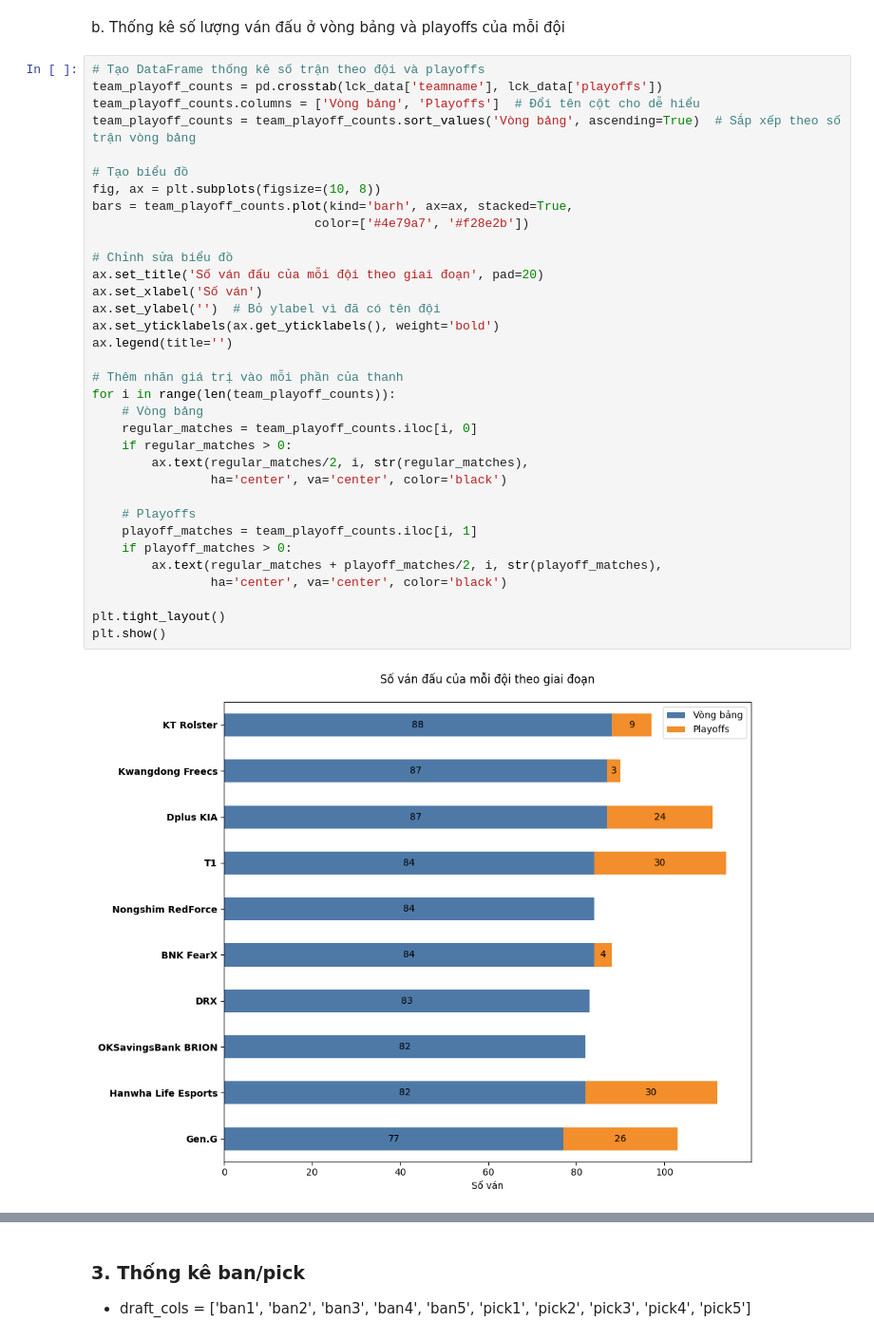
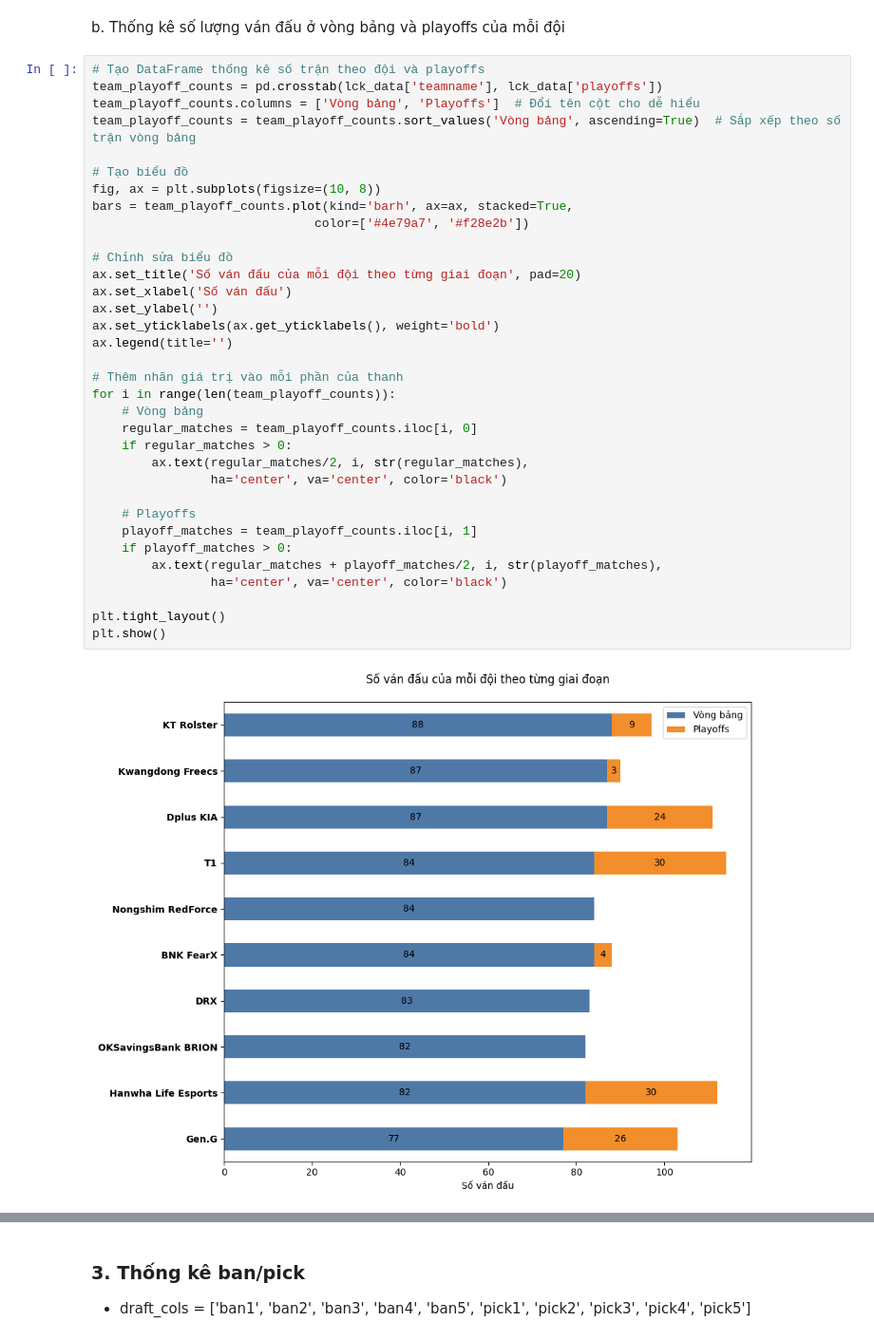
Before and after one commit to fromuit/IE224_Project, a Jupyter notebook: Source/EDA1.ipynb, the cells around one changed output, grey strips where cells are left out. Shown at 95% size. Cells and saved outputs as stored; diff of their text form.

```diff
--- a/Source/EDA1.ipynb
+++ b/Source/EDA1.ipynb
@@ -393,34 +393,34 @@ b. Thống kê số lượng ván đấu ở vòng bảng và playoffs của m
 team_playoff_counts = pd.crosstab(lck_data['teamname'], lck_data['playoffs'])
 team_playoff_counts.columns = ['Vòng bảng', 'Playoffs']  # Đổi tên cột cho dễ hiểu
 team_playoff_counts = team_playoff_counts.sort_values('Vòng bảng', ascending=True)  # Sắp xếp theo số trận vòng bảng
 
 # Tạo biểu đồ
 fig, ax = plt.subplots(figsize=(10, 8))
 bars = team_playoff_counts.plot(kind='barh', ax=ax, stacked=True,
                               color=['#4e79a7', '#f28e2b'])
 
 # Chỉnh sửa biểu đồ
-ax.set_title('Số ván đấu của mỗi đội theo giai đoạn', pad=20)
-ax.set_xlabel('Số ván')
-ax.set_ylabel('')  # Bỏ ylabel vì đã có tên đội
+ax.set_title('Số ván đấu của mỗi đội theo từng giai đoạn', pad=20)
+ax.set_xlabel('Số ván đấu')
+ax.set_ylabel('')
 ax.set_yticklabels(ax.get_yticklabels(), weight='bold')
 ax.legend(title='')
 
 # Thêm nhãn giá trị vào mỗi phần của thanh
 for i in range(len(team_playoff_counts)):
     # Vòng bảng
     regular_matches = team_playoff_counts.iloc[i, 0]
     if regular_matches > 0:
         ax.text(regular_matches/2, i, str(regular_matches),
                 ha='center', va='center', color='black')
 
     # Playoffs
     playoff_matches = team_playoff_counts.iloc[i, 1]
     if playoff_matches > 0:
         ax.text(regular_matches + playoff_matches/2, i, str(playoff_matches),
                 ha='center', va='center', color='black')
 
 plt.tight_layout()
 plt.show()
 # %% [output]
-[figure, old version]
+[figure, new version]
```
Also changed, not shown: parts of 12 cells of this notebook.
